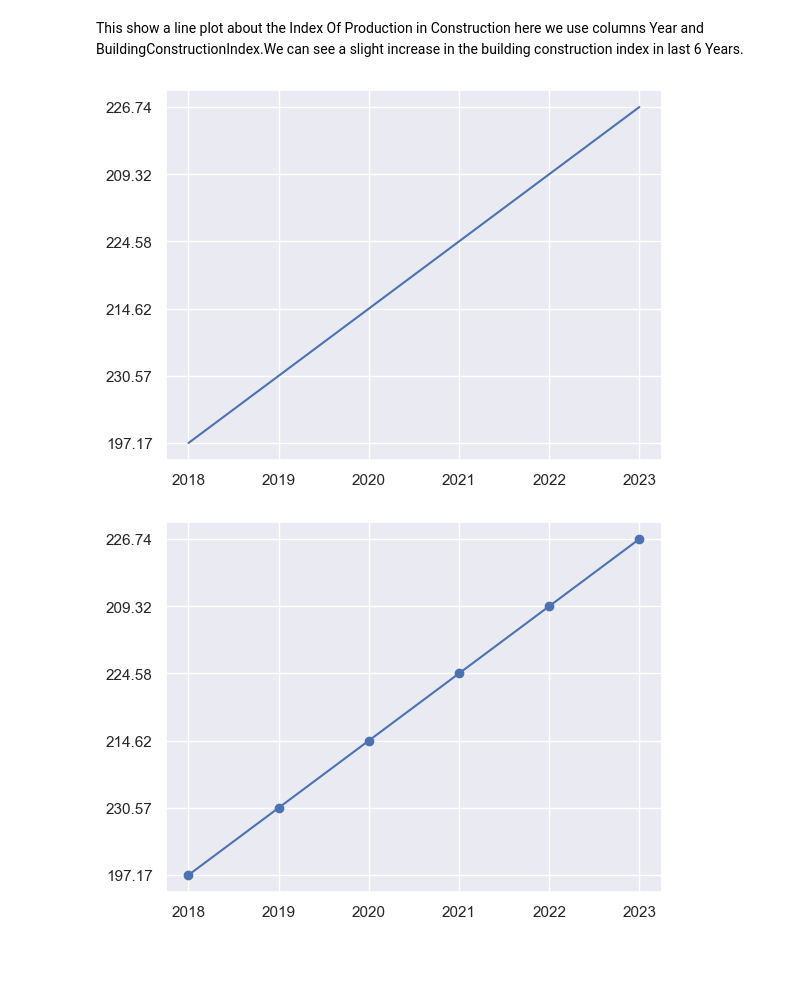
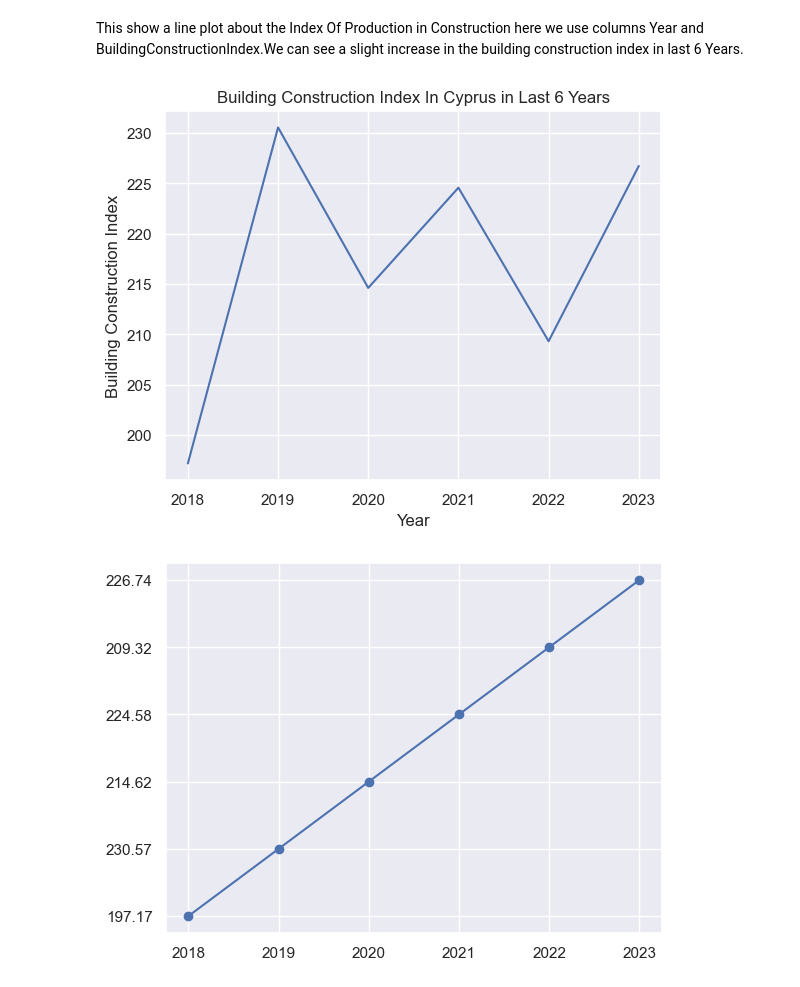
Before and after one commit to TanerGithub2023/Project-in-Data-Science-House-Prices, a Jupyter notebook: Factors and Effects That Increases House Prices in Cyprus.ipynb, the cells around one changed output. Cells and saved outputs as stored; diff of their text form; code cells hidden in the pictures; blank space fills up the shorter version.

```diff
--- a/Factors and Effects That Increases House Prices in Cyprus.ipynb
+++ b/Factors and Effects That Increases House Prices in Cyprus.ipynb
@@ -61,10 +61,13 @@ in last 6 Years.
 # %%
 Year=['2018','2019','2020','2021','2022','2023']
 BuildingConstructionIndex = ['197.17','230.57','214.62','224.58','209.32','226.74']
-plt.plot(Year,BuildingConstructionIndex)
+plt.plot(Year,[197.17,230.57,214.62,224.58,209.32,226.74])
+plt.xlabel('Year')
+plt.ylabel('Building Construction Index')
+plt.title("Building Construction Index In Cyprus in Last 6 Years")
 plt.show()
 # %% [output]
-[figure, old version]
+[figure, new version]
 # %%
 plt.plot(Year,BuildingConstructionIndex , "o-")
 plt.show()
```
Also changed, not shown: parts of 24 cells of this notebook.
